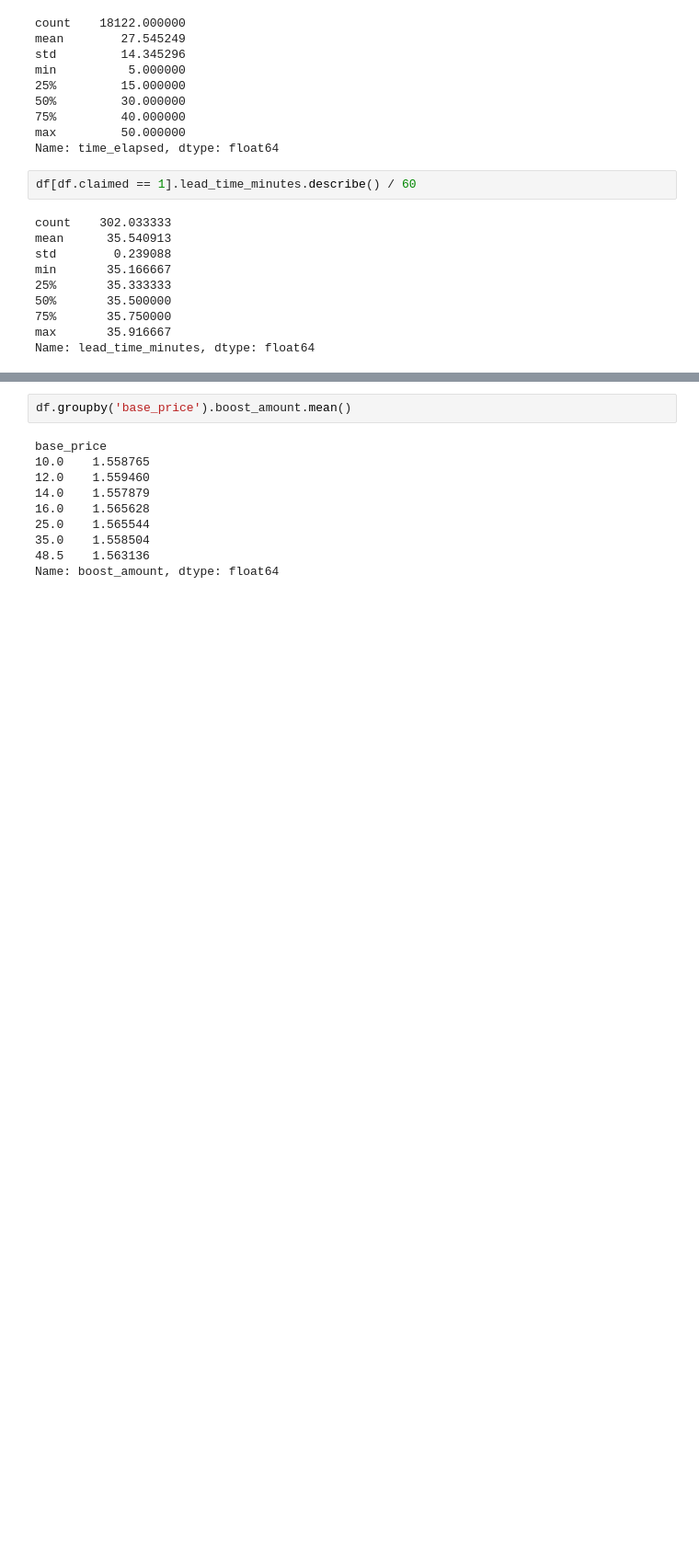
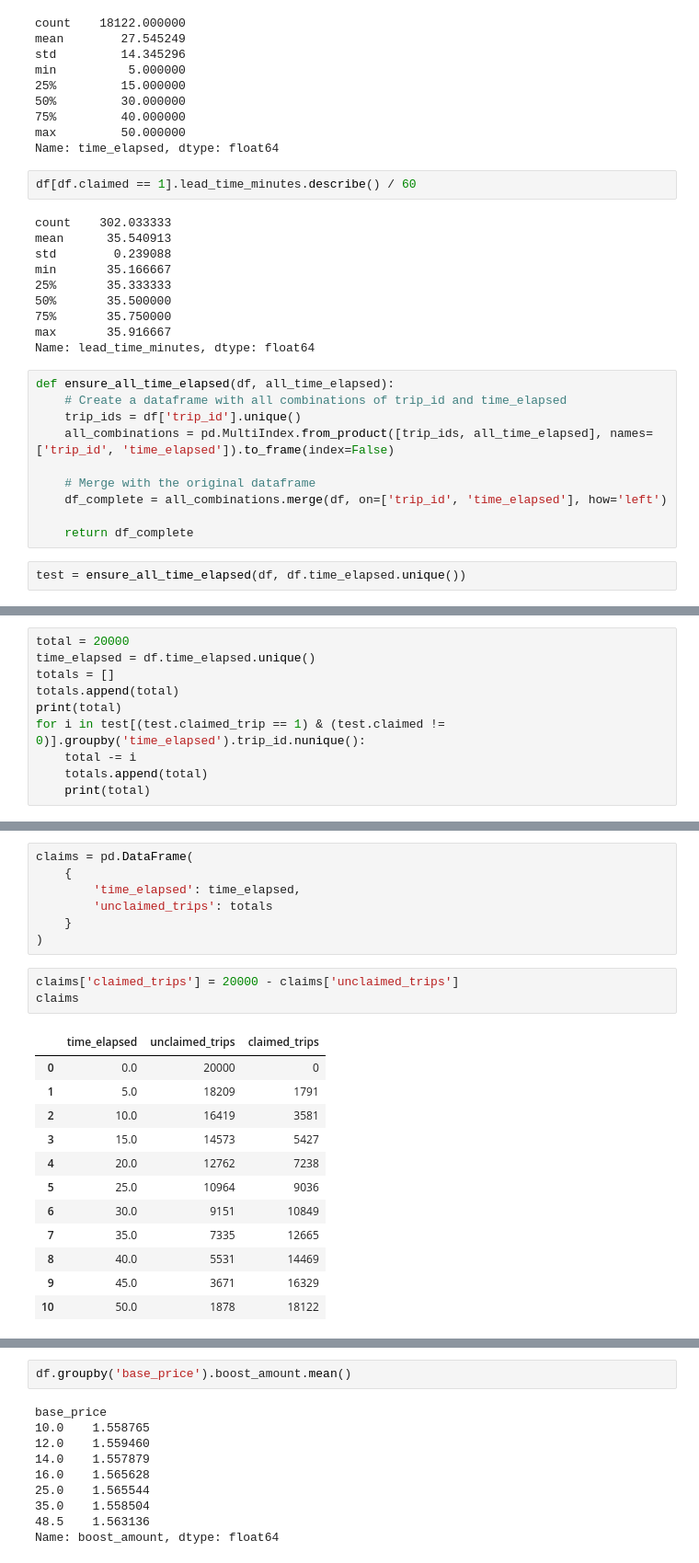
Before and after one commit to jikaasik/hsd_technical_assessment, a Jupyter notebook: notebooks/01_exploratory_analysis.ipynb, the cells around one changed output, grey strips where cells are left out. Shown at 92% size. Drawn from its saved outputs; the diff is of its cells as text; blank space fills up the shorter version.

```diff
--- a/notebooks/01_exploratory_analysis.ipynb
+++ b/notebooks/01_exploratory_analysis.ipynb
@@ -315,3 +323,15 @@ min       35.166667
 75%       35.750000
 max       35.916667
 Name: lead_time_minutes, dtype: float64
+# %%
+def ensure_all_time_elapsed(df, all_time_elapsed):
+    # Create a dataframe with all combinations of trip_id and time_elapsed
+    trip_ids = df['trip_id'].unique()
+    all_combinations = pd.MultiIndex.from_product([trip_ids, all_time_elapsed], names=['trip_id', 'time_elapsed']).to_frame(index=False)
+
+    # Merge with the original dataframe
+    df_complete = all_combinations.merge(df, on=['trip_id', 'time_elapsed'], how='left')
+
+    return df_complete
+# %%
+test = ensure_all_time_elapsed(df, df.time_elapsed.unique())
@@ -317,0 +342,10 @@ Name: lead_time_minutes, dtype: float64
+# %%
+total = 20000
+time_elapsed = df.time_elapsed.unique()
+totals = []
+totals.append(total)
+print(total)
+for i in test[(test.claimed_trip == 1) & (test.claimed != 0)].groupby('time_elapsed').trip_id.nunique():
+    total -= i
+    totals.append(total)
+    print(total)
@@ -317,0 +364,23 @@ Name: lead_time_minutes, dtype: float64
+# %%
+claims = pd.DataFrame(
+    {
+        'time_elapsed': time_elapsed,
+        'unclaimed_trips': totals
+    }
+)
+# %%
+claims['claimed_trips'] = 20000 - claims['unclaimed_trips']
+claims
+# %% [output]
+|  | time_elapsed | unclaimed_trips | claimed_trips |
+| 0 | 0.0 | 20000 | 0 |
+| 1 | 5.0 | 18209 | 1791 |
+| 2 | 10.0 | 16419 | 3581 |
+| 3 | 15.0 | 14573 | 5427 |
+| 4 | 20.0 | 12762 | 7238 |
+| 5 | 25.0 | 10964 | 9036 |
+| 6 | 30.0 | 9151 | 10849 |
+| 7 | 35.0 | 7335 | 12665 |
+| 8 | 40.0 | 5531 | 14469 |
+| 9 | 45.0 | 3671 | 16329 |
+| 10 | 50.0 | 1878 | 18122 |
```
Also changed, not shown: parts of 6 cells of this notebook, 1 other file.
